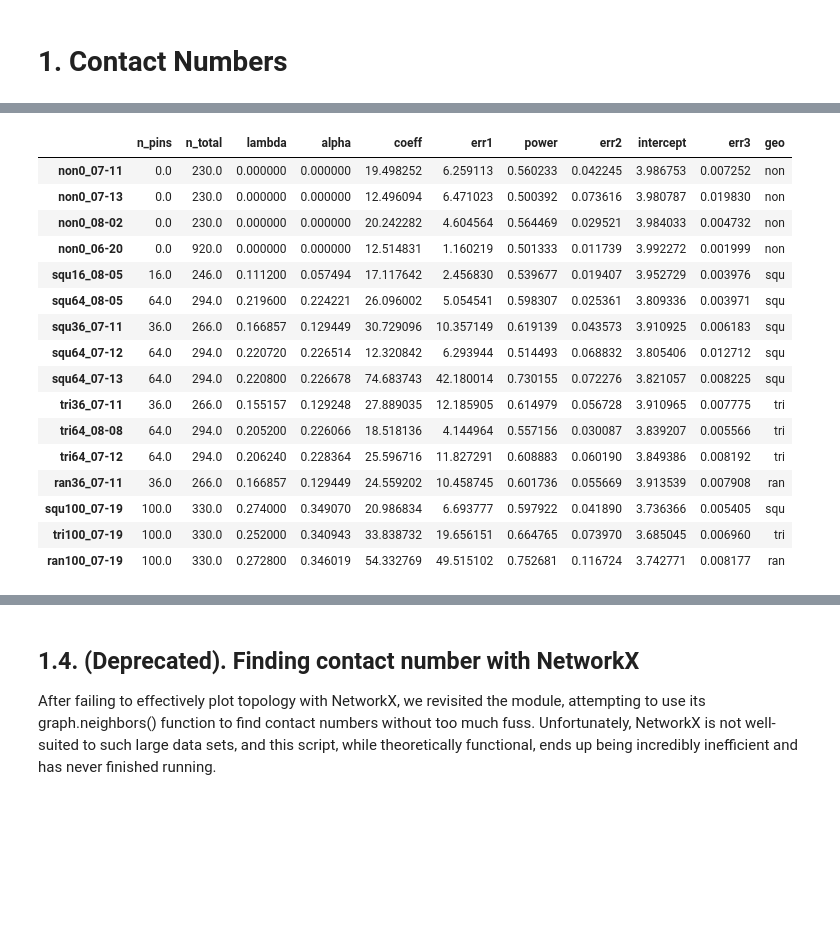
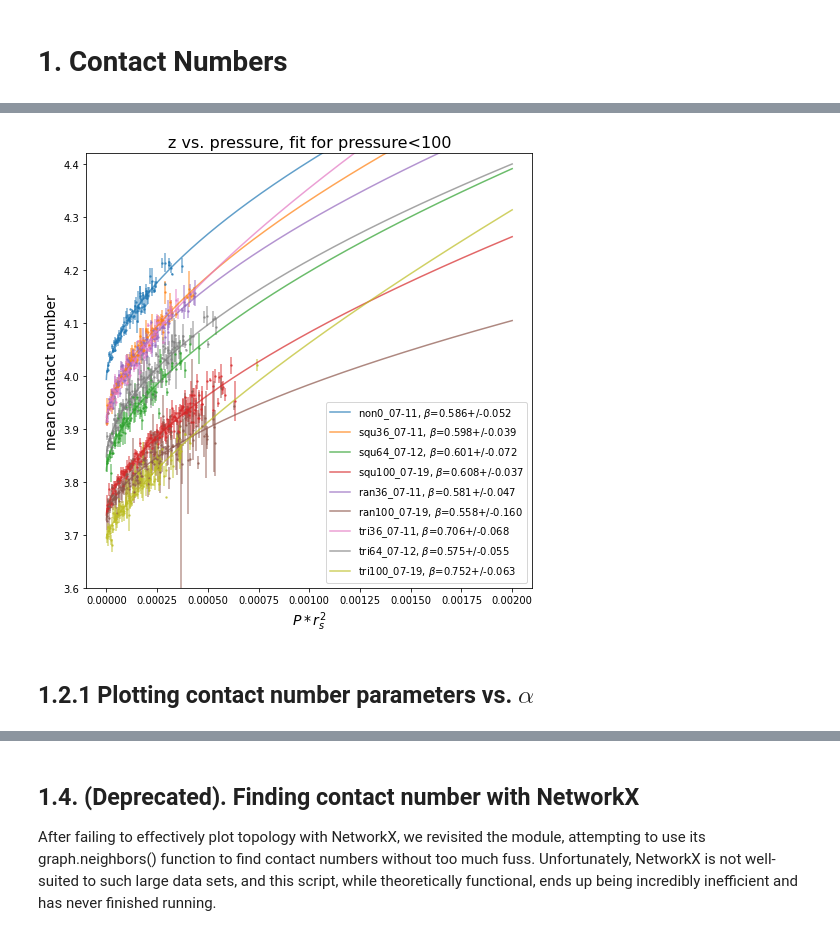
Before and after one commit to andyletzhang/SwatGrains, a Jupyter notebook: BondInfo_Analysis.ipynb, the cells around one changed output, grey strips where cells are left out. Saved outputs shown, nothing was run; the diff lists cells and outputs as text; code cells hidden in the pictures; blank space fills up the shorter version.

```diff
--- a/BondInfo_Analysis.ipynb
+++ b/BondInfo_Analysis.ipynb
@@ -173,23 +205,54 @@ plt.show()
-# %%
-contactParameters
-# %% [output]
-|  | n_pins | n_total | lambda | alpha | coeff | err1 | power | err2 | intercept | err3 | geo |
-| non0_07-11 | 0.0 | 230.0 | 0.000000 | 0.000000 | 19.498252 | 6.259113 | 0.560233 | 0.042245 | 3.986753 | 0.007252 | non |
-| non0_07-13 | 0.0 | 230.0 | 0.000000 | 0.000000 | 12.496094 | 6.471023 | 0.500392 | 0.073616 | 3.980787 | 0.019830 | non |
-| non0_08-02 | 0.0 | 230.0 | 0.000000 | 0.000000 | 20.242282 | 4.604564 | 0.564469 | 0.029521 | 3.984033 | 0.004732 | non |
-| non0_06-20 | 0.0 | 920.0 | 0.000000 | 0.000000 | 12.514831 | 1.160219 | 0.501333 | 0.011739 | 3.992272 | 0.001999 | non |
-| squ16_08-05 | 16.0 | 246.0 | 0.111200 | 0.057494 | 17.117642 | 2.456830 | 0.539677 | 0.019407 | 3.952729 | 0.003976 | squ |
-| squ64_08-05 | 64.0 | 294.0 | 0.219600 | 0.224221 | 26.096002 | 5.054541 | 0.598307 | 0.025361 | 3.809336 | 0.003971 | squ |
-| squ36_07-11 | 36.0 | 266.0 | 0.166857 | 0.129449 | 30.729096 | 10.357149 | 0.619139 | 0.043573 | 3.910925 | 0.006183 | squ |
-| squ64_07-12 | 64.0 | 294.0 | 0.220720 | 0.226514 | 12.320842 | 6.293944 | 0.514493 | 0.068832 | 3.805406 | 0.012712 | squ |
-| squ64_07-13 | 64.0 | 294.0 | 0.220800 | 0.226678 | 74.683743 | 42.180014 | 0.730155 | 0.072276 | 3.821057 | 0.008225 | squ |
-| tri36_07-11 | 36.0 | 266.0 | 0.155157 | 0.129248 | 27.889035 | 12.185905 | 0.614979 | 0.056728 | 3.910965 | 0.007775 | tri |
-| tri64_08-08 | 64.0 | 294.0 | 0.205200 | 0.226066 | 18.518136 | 4.144964 | 0.557156 | 0.030087 | 3.839207 | 0.005566 | tri |
-| tri64_07-12 | 64.0 | 294.0 | 0.206240 | 0.228364 | 25.596716 | 11.827291 | 0.608883 | 0.060190 | 3.849386 | 0.008192 | tri |
-| ran36_07-11 | 36.0 | 266.0 | 0.166857 | 0.129449 | 24.559202 | 10.458745 | 0.601736 | 0.055669 | 3.913539 | 0.007908 | ran |
-| squ100_07-19 | 100.0 | 330.0 | 0.274000 | 0.349070 | 20.986834 | 6.693777 | 0.597922 | 0.041890 | 3.736366 | 0.005405 | squ |
-| tri100_07-19 | 100.0 | 330.0 | 0.252000 | 0.340943 | 33.838732 | 19.656151 | 0.664765 | 0.073970 | 3.685045 | 0.006960 | tri |
-| ran100_07-19 | 100.0 | 330.0 | 0.272800 | 0.346019 | 54.332769 | 49.515102 | 0.752681 | 0.116724 | 3.742771 | 0.008177 | ran |
+# %%
+import re
+def power_fit(xdata, coeff, power, intercept):
+    return coeff*(xdata)**power+intercept
+
+upperCutoff=100
+contactParameters=pd.DataFrame()
+intercepts=[]
+plt.figure(figsize=(8,8))
+for colorCounter, file in enumerate(files):
+    fileData=np.array(dataDict[file].index.get_level_values(0)[0].split('-')[2:]).astype('float')
+    #print(colorCounter)
+    meanContacts=contactsDict[file].loc[[1,2]].groupby('trialName')['contacts'].mean()
+    pressureData = pd.concat([get_pressures(filenames[file]),meanContacts], axis=1).dropna()
+    pressureData.index.name='trialName'
+    pressureData = pressureData.groupby(pd.cut(pressureData['pressure'], np.linspace(0,0.003,1000))).agg({'contacts':['mean','sem']}).dropna()
+    pressureData['midpressure'] = pd.arrays.IntervalArray(pressureData.index).mid
+    [coeff,power, intercept], covariance = sp.curve_fit(power_fit, pressureData.loc[pressureData.midpressure<upperCutoff, 'midpressure'], pressureData.loc[pressureData.midpressure<upperCutoff, 'contacts']['mean'])
+    perror=np.sqrt(np.diag(covariance))
+    plt.errorbar(pressureData['midpressure'], pressureData['contacts', 'mean'],yerr=pressureData['contacts','sem'],fmt='C{}.'.format(colorCounter%9), ms=3, alpha=0.6)
+    xValues=np.linspace(0,0.002,10000)
+    yValues=power_fit(xValues, coeff, power, intercept)
+    plt.plot(xValues,yValues, 'C{}'.format(colorCounter%9), alpha=0.7, label=r'{name}, $\beta$={p:.3f}+/-{perr:.3f}'.format(name=file, p=power,perr=perror[1]))#, $z_c={z:.3f}+/-{err:.3f}$, power=${a:.4f}+/-{err2:.3f}$'.format(name=file, z=intercept,err=perror[2],a=power, err2=perror[1]))
+    intercepts.append(intercept)
+    if file[:3]=='non':
+        fileData[-2]=0
+    if file[:3]=='tri':
+        g=np.sqrt(3)/2
+    else:
+        g=1
+    contactParameters=pd.concat([contactParameters, pd.DataFrame({'n_pins':fileData[1],'n_total':fileData[0],'lambda':fileData[-2]/fileData[-1],'alpha':np.pi*(1+1.4**2)/(2*g)*(fileData[-2]/fileData[-1])**2,'coeff': coeff, 'err1': perror[0], 'power': power, 'err2': perror[1], 'intercept': intercept, 'err3':perror[2], 'geo':file[:3]}, index=[file])], axis=0)
+    # Export delta z values to Pressures.txt file for plotting in Info_Analysis.ipynb
+    #pressurePath=filenames[file].split('/')
+    #pressurePath[-1]=pressurePath[-1].replace('BondInfo','Pressures')
+    #pressureData['delta_z']=pressureData['contacts']-intercept
+    #pressureData.drop('contacts', axis=1, inplace=True)
+    #pressureData.to_csv('/'.join(pressurePath), sep=' ')
+
+plt.ylabel('mean contact number', fontsize=14)
+#plt.axvspan(0,upperCutoff, color='green', alpha=0.1) # highlight region being fitted
+plt.xlabel('$P*r_s^2$', fontsize=14)
+plt.legend()
+plt.title('z vs. pressure, fit for pressure<{}'.format(upperCutoff), fontsize=16)#.format(num=int(dfContacts.groupby('trialName').size().mean()),z=intercept, err=perror[1]))
+plt.ylim(3.6,4.42)
+#plt.savefig('plots/z_vs_p-binned_errorbars.jpg', dpi=300)
+
+plt.show()
+# %% [output]
+[figure, added]
+# %% [markdown]
+## 1.2.1 Plotting contact number parameters vs. $\alpha$
 # %%
 plt.figure(figsize=(8,6))
 for geo in contactParameters.sort_values(by='lambda').groupby('geo'):
```
Also changed, not shown: parts of 34 cells of this notebook, 2 other files.
